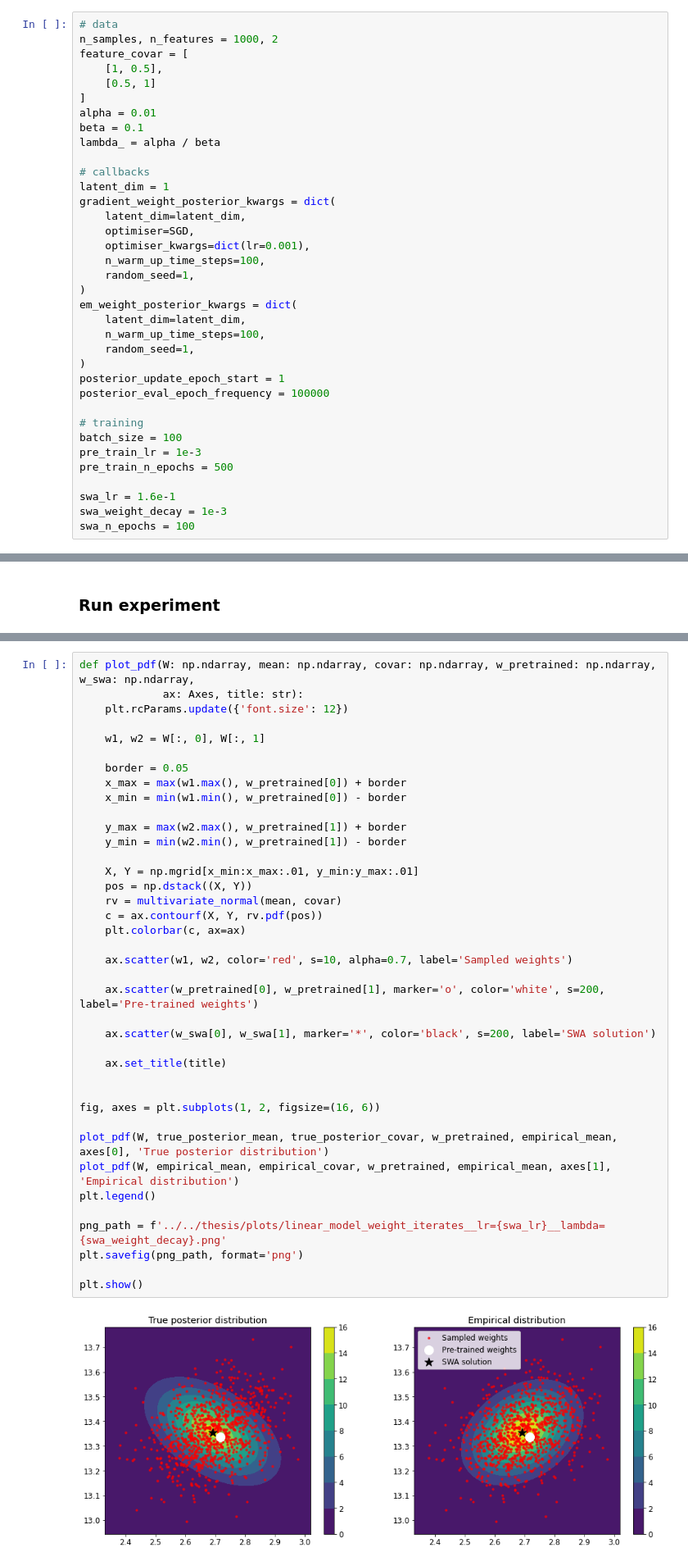
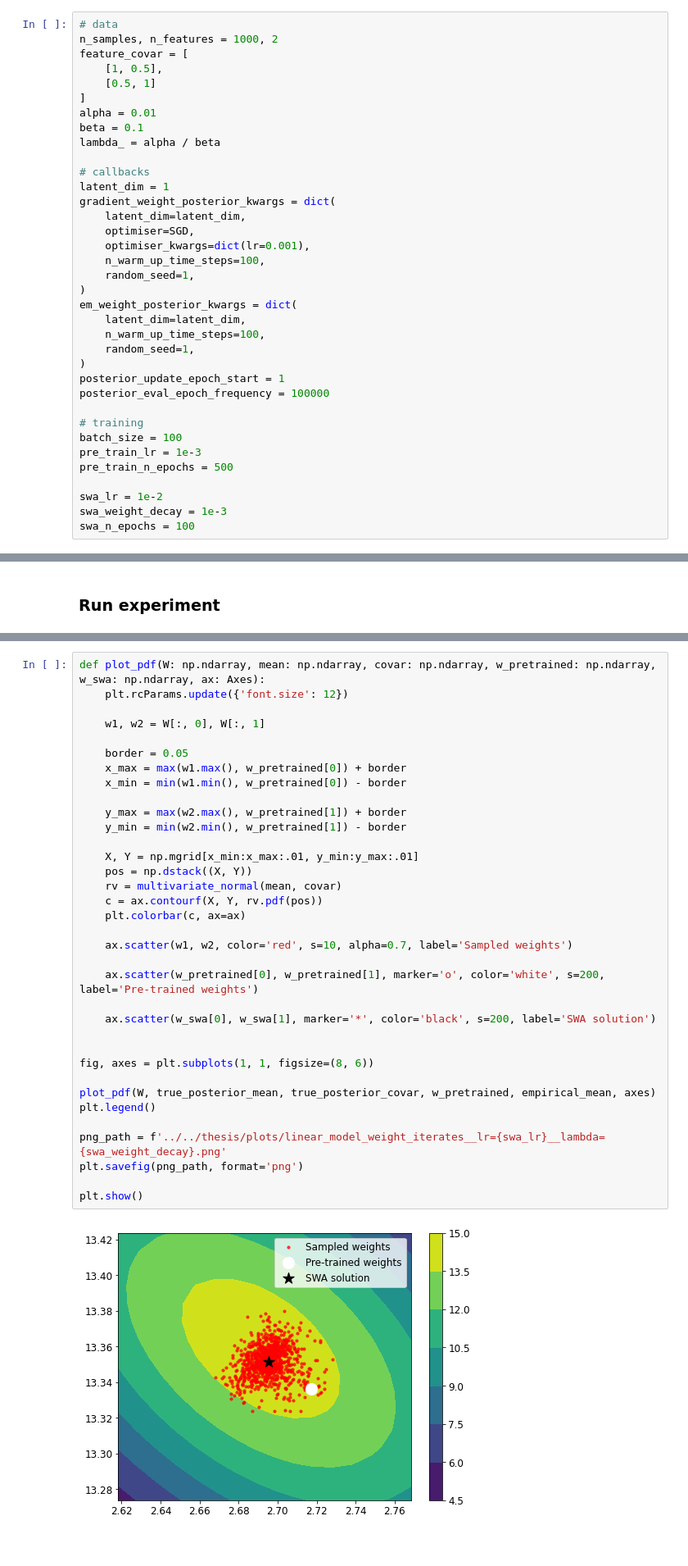
Before and after one commit to ayeright/swafa, a Jupyter notebook: experiments/notebooks/LinearRegressionSGDIterates.ipynb, the cells around one changed output, grey strips where cells are left out. Shown: that part at 82% size. Saved outputs shown, nothing was run; the diff lists cells and outputs as text.

```diff
--- a/experiments/notebooks/LinearRegressionSGDIterates.ipynb
+++ b/experiments/notebooks/LinearRegressionSGDIterates.ipynb
@@ -59,7 +59,7 @@ batch_size = 100
 pre_train_lr = 1e-3
 pre_train_n_epochs = 500
 
-swa_lr = 1.6e-1
+swa_lr = 1e-2
 swa_weight_decay = 1e-3
 swa_n_epochs = 100
 # %% [markdown]
@@ -298,43 +316,39 @@ TPU available: False, using: 0 TPU cores
 2         Total params
 0.000     Total estimated model params size (MB)
 # %%
-def plot_pdf(W: np.ndarray, mean: np.ndarray, covar: np.ndarray, w_pretrained: np.ndarray, w_swa: np.ndarray,
-             ax: Axes, title: str):
+def plot_pdf(W: np.ndarray, mean: np.ndarray, covar: np.ndarray, w_pretrained: np.ndarray, w_swa: np.ndarray, ax: Axes):
     plt.rcParams.update({'font.size': 12})
 
     w1, w2 = W[:, 0], W[:, 1]
 
     border = 0.05
     x_max = max(w1.max(), w_pretrained[0]) + border
     x_min = min(w1.min(), w_pretrained[0]) - border
 
     y_max = max(w2.max(), w_pretrained[1]) + border
     y_min = min(w2.min(), w_pretrained[1]) - border
 
     X, Y = np.mgrid[x_min:x_max:.01, y_min:y_max:.01]
     pos = np.dstack((X, Y))
     rv = multivariate_normal(mean, covar)
     c = ax.contourf(X, Y, rv.pdf(pos))
     plt.colorbar(c, ax=ax)
 
     ax.scatter(w1, w2, color='red', s=10, alpha=0.7, label='Sampled weights')
 
     ax.scatter(w_pretrained[0], w_pretrained[1], marker='o', color='white', s=200, label='Pre-trained weights')
 
     ax.scatter(w_swa[0], w_swa[1], marker='*', color='black', s=200, label='SWA solution')
 
-    ax.set_title(title)
 
+fig, axes = plt.subplots(1, 1, figsize=(8, 6))
 
-fig, axes = plt.subplots(1, 2, figsize=(16, 6))
-
-plot_pdf(W, true_posterior_mean, true_posterior_covar, w_pretrained, empirical_mean, axes[0], 'True posterior distribution')
-plot_pdf(W, empirical_mean, empirical_covar, w_pretrained, empirical_mean, axes[1], 'Empirical distribution')
+plot_pdf(W, true_posterior_mean, true_posterior_covar, w_pretrained, empirical_mean, axes)
 plt.legend()
 
 png_path = f'../../thesis/plots/linear_model_weight_iterates__lr={swa_lr}__lambda={swa_weight_decay}.png'
 plt.savefig(png_path, format='png')
 
 plt.show()
 # %% [output]
-[figure, old version]
+[figure, new version]
```
Also changed, not shown: parts of 5 cells of this notebook, 7 other files.
